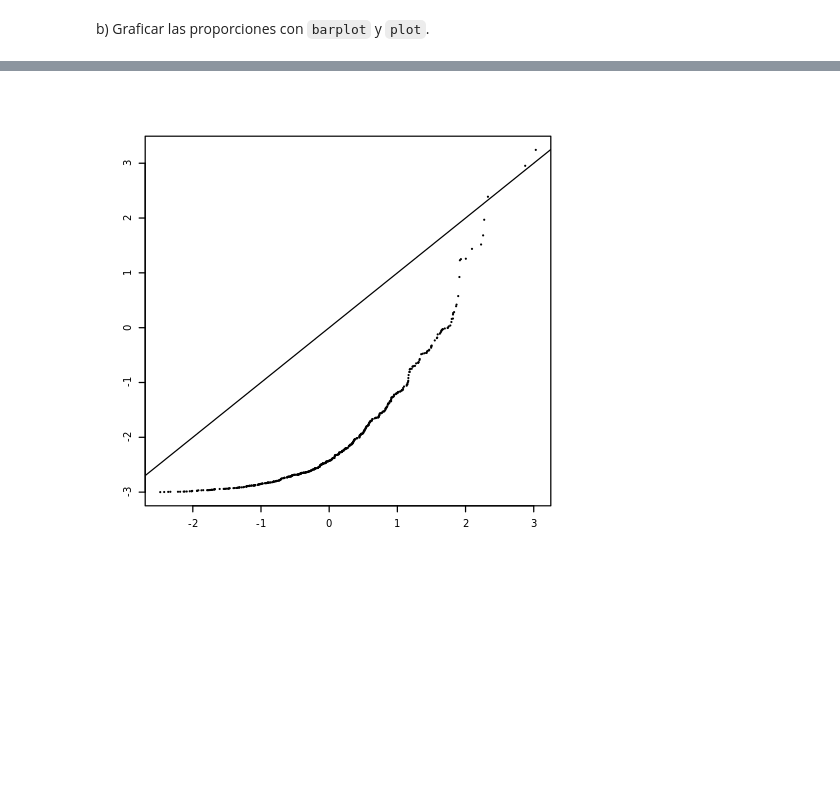
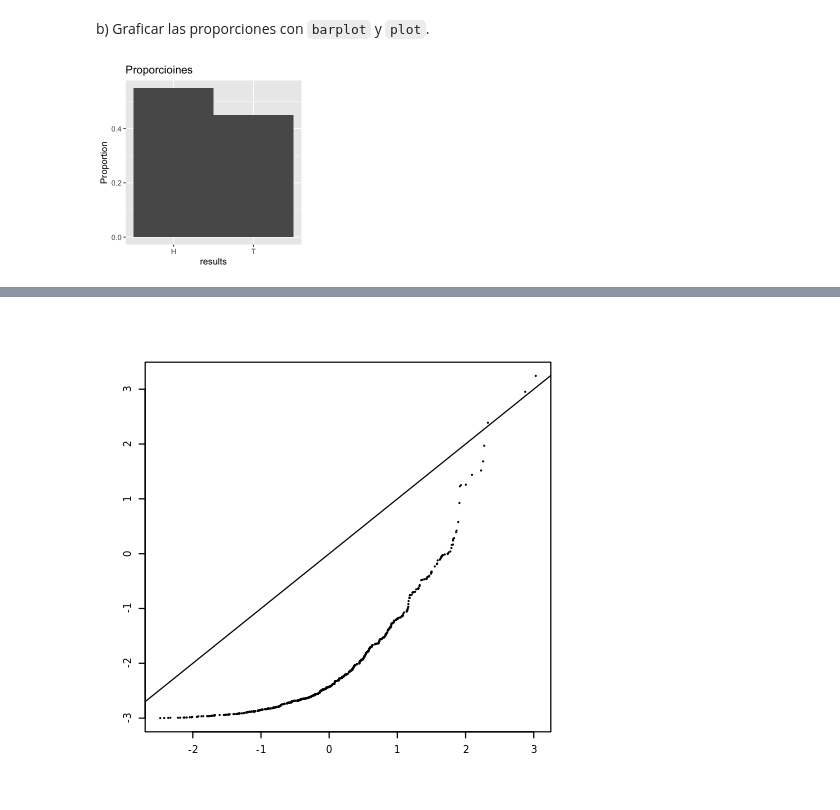
Before and after one commit to Roberto919/Propedeutico, a Jupyter notebook: Ejercicios_clase/R/3_estadistica/1_elementos_de_estadistica_descriptiva.ipynb, the cells around one changed output, grey strips where cells are left out. Cells and saved outputs as stored; diff of their text form; code cells hidden in the pictures; blank space fills up the shorter version.

```diff
--- a/Ejercicios_clase/R/3_estadistica/1_elementos_de_estadistica_descriptiva.ipynb
+++ b/Ejercicios_clase/R/3_estadistica/1_elementos_de_estadistica_descriptiva.ipynb
@@ -1429,2 +1408,12 @@ A data.frame: 2 × 2
+# %%
+res <- c('H', 'T', 'H', 'H', 'T', 'H', 'H', 'T', 'H', 'H', 'T', 'T', 'H', 'T', 'T', 'T', 'H', 'H', 'H', 'T')
 # %% [markdown]
 a) Tabular los resultados del experimento anterior encontrando las proporciones de $H$ y $T$ en los $20$ lanzamientos.
+# %%
+df_res <- data.frame(
+    results = res
+)
+# %%
+df_res <- df_res %>% count(results)
+# %%
+df_res$Proportion <- df_res$n / sum(df_res$n)
@@ -1431,2 +1428,11 @@ a) Tabular los resultados del experimento anterior encontrando las proporciones
 # %% [markdown]
 b) Graficar las proporciones con `barplot` y `plot`.
+# %%
+ggplot(
+    data=df_res,
+    aes(x=results, y=Proportion)
+) +
+geom_col(width=1) +
+ggtitle('Proporcioines')
+# %% [output]
+[figure, added]
```
Also changed, not shown: parts of 54 cells of this notebook, 3 other files.
